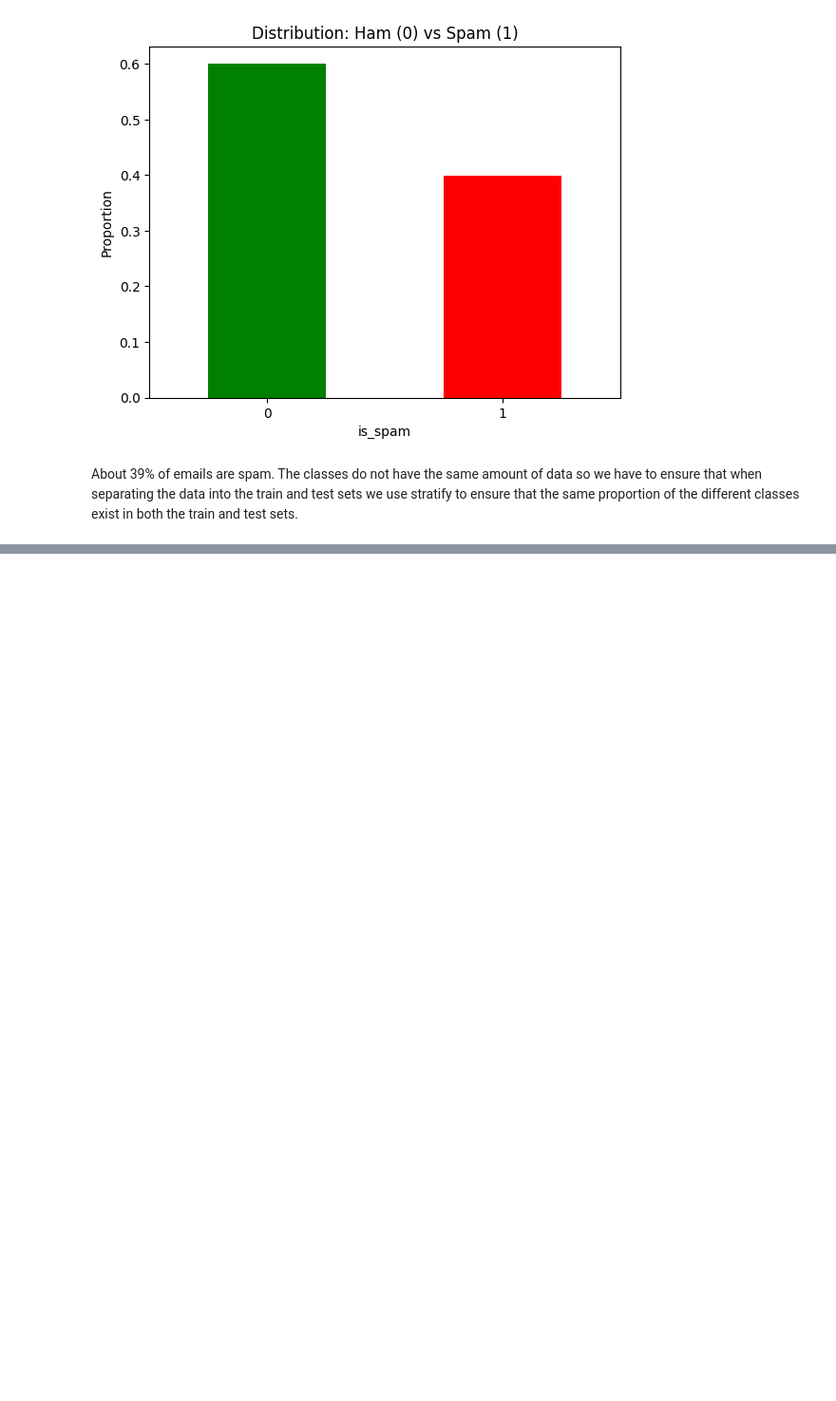
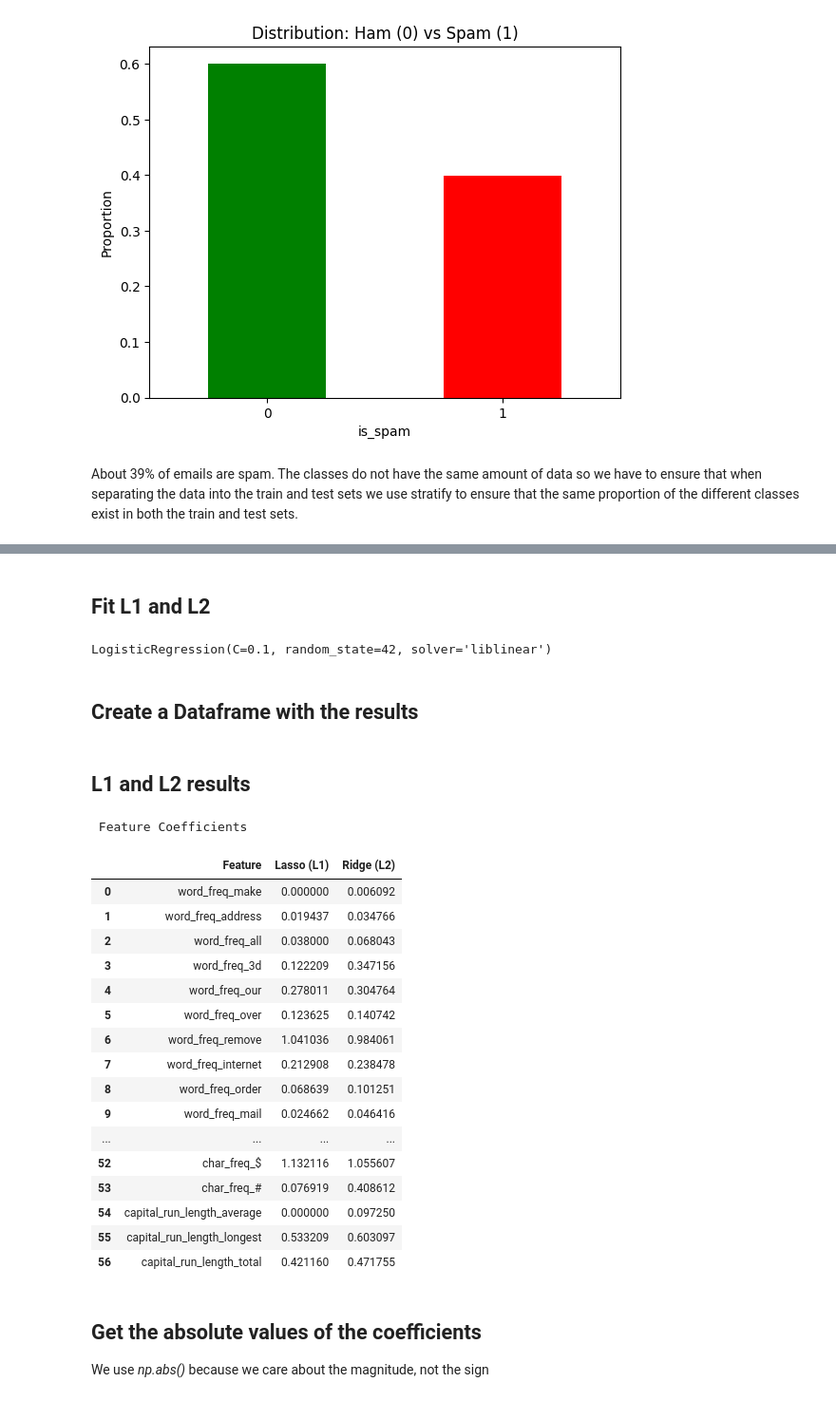
Before and after one commit to alajemba-vik/spamjam, a Jupyter notebook: notebooks/data_exploration.ipynb, the cells around one changed output, grey strips where cells are left out. Shown at 95% size. Drawn from its saved outputs; the diff is of its cells as text; code cells hidden in the pictures; blank space fills up the shorter version.

Commit message:
feat: compute Lasso/Ridge coefficient statistics and thresholds

```diff
--- a/notebooks/data_exploration.ipynb
+++ b/notebooks/data_exploration.ipynb
@@ -135,0 +144,3 @@ About 39% of emails are spam. The classes do not have the same amount of data so
+# %%
+X_train = train_df.drop(columns=['is_spam'])
+y_train = train_df['is_spam']
@@ -135,0 +149,48 @@ About 39% of emails are spam. The classes do not have the same amount of data so
+# %%
+scaler = StandardScaler()
+X_train_scaled = scaler.fit_transform(X_train)
+# %% [markdown]
+## **Fit L1 and L2**
+# %%
+lasso = LogisticRegression(penalty='l1', solver='liblinear', C=0.1, random_state=constants.RANDOM_STATE)
+ridge = LogisticRegression(penalty='l2', solver='liblinear', C=0.1, random_state=constants.RANDOM_STATE)
+
+lasso.fit(X_train_scaled, y_train)
+ridge.fit(X_train_scaled, y_train)
+# %% [output]
+LogisticRegression(C=0.1, random_state=42, solver='liblinear')
+# %% [markdown]
+## **Create a Dataframe with the results**
+# %%
+coef_df = pd.DataFrame({
+    'Feature': X_train.columns,
+    'Lasso (L1)': lasso.coef_[0],
+    'Ridge (L2)': ridge.coef_[0]
+})
+# %% [markdown]
+## **L1 and L2 results**
+# %%
+print(" Feature Coefficients  ")
+display(coef_df)
+# %% [output]
+ Feature Coefficients
+|  | Feature | Lasso (L1) | Ridge (L2) |
+| 0 | word_freq_make | 0.000000 | 0.006092 |
+| 1 | word_freq_address | 0.019437 | 0.034766 |
+| 2 | word_freq_all | 0.038000 | 0.068043 |
+| 3 | word_freq_3d | 0.122209 | 0.347156 |
+| 4 | word_freq_our | 0.278011 | 0.304764 |
+| 5 | word_freq_over | 0.123625 | 0.140742 |
+| 6 | word_freq_remove | 1.041036 | 0.984061 |
+| 7 | word_freq_internet | 0.212908 | 0.238478 |
+| 8 | word_freq_order | 0.068639 | 0.101251 |
+| 9 | word_freq_mail | 0.024662 | 0.046416 |
+| ... | ... | ... | ... |
+| 52 | char_freq_$ | 1.132116 | 1.055607 |
+| 53 | char_freq_# | 0.076919 | 0.408612 |
+| 54 | capital_run_length_average | 0.000000 | 0.097250 |
+| 55 | capital_run_length_longest | 0.533209 | 0.603097 |
+| 56 | capital_run_length_total | 0.421160 | 0.471755 |
+# %% [markdown]
+## **Get the absolute values of the coefficients**
+ We use *np.abs()* because we care about the magnitude, not the sign
```
Also changed, not shown: parts of 12 cells of this notebook, 2 other files.
